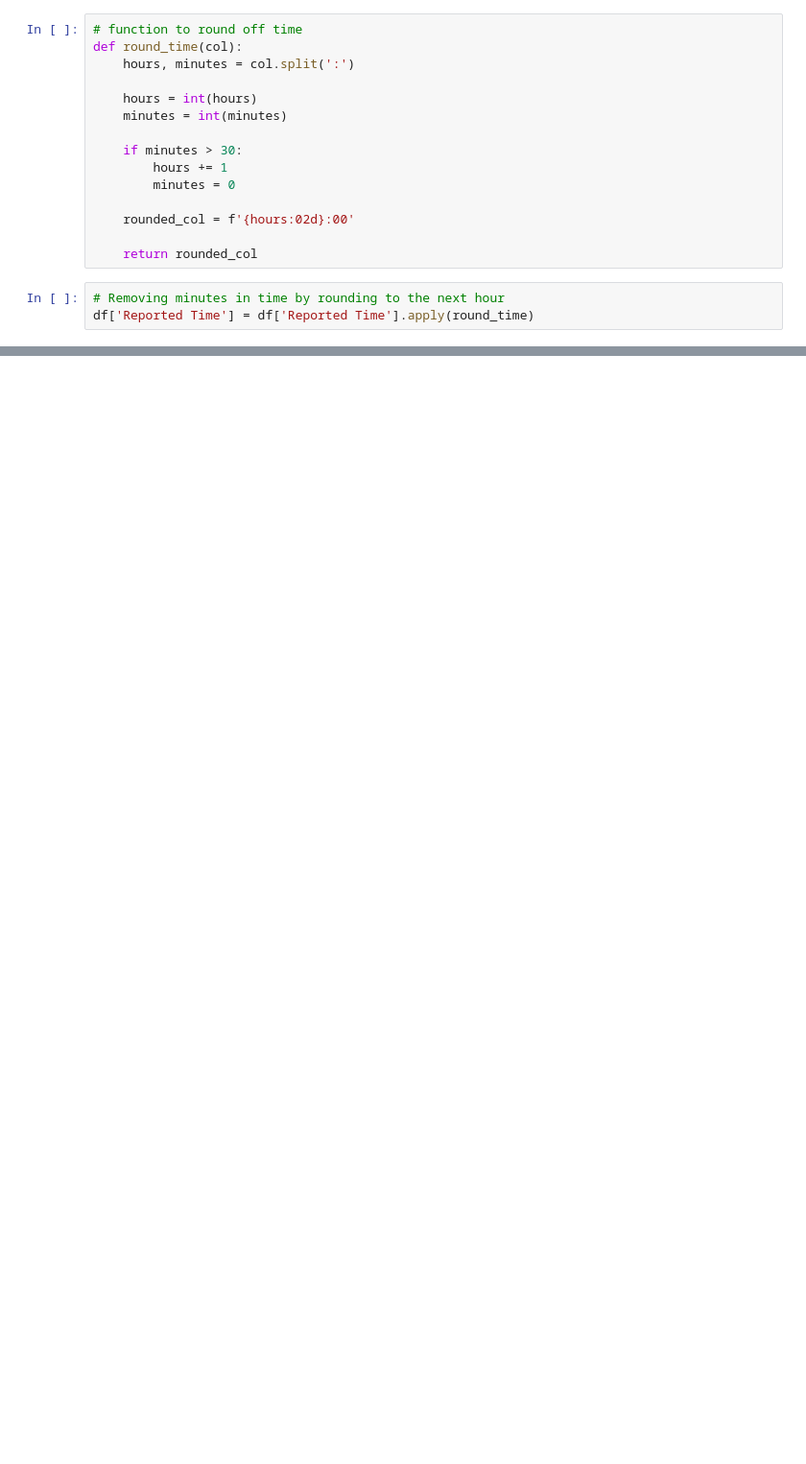
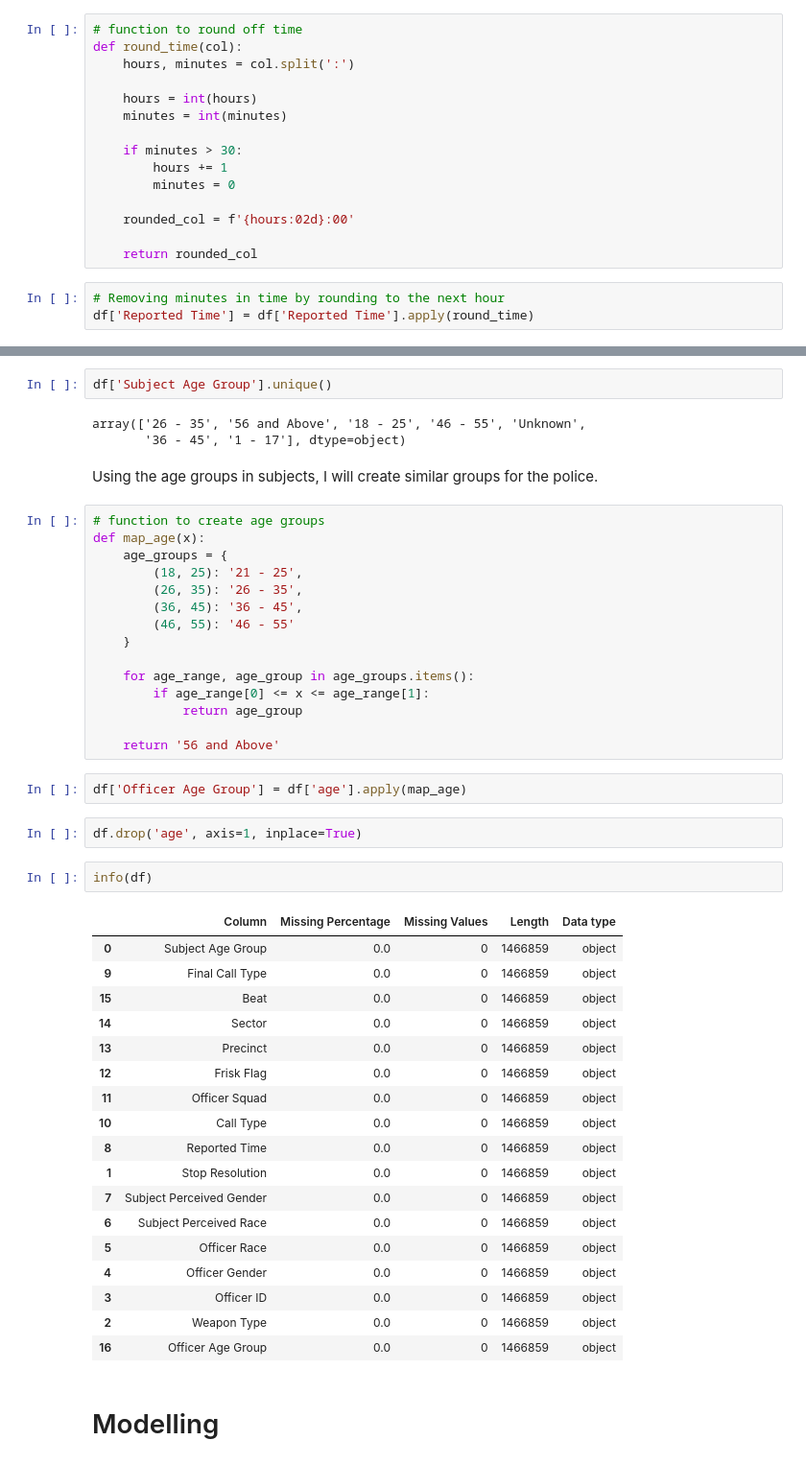
Before and after one commit to robertmbau/Terry_Stops, a Jupyter notebook: terry_stops.ipynb, the cells around one changed output, grey strips where cells are left out. Shown at 96% size. Saved outputs shown, nothing was run; the diff lists cells and outputs as text; blank space fills up the shorter version.

Commit message:
Modelling started

```diff
--- a/terry_stops.ipynb
+++ b/terry_stops.ipynb
@@ -440,0 +451,49 @@ df.head()
+# %%
+df['Subject Age Group'].unique()
+# %% [output]
+array(['26 - 35', '56 and Above', '18 - 25', '46 - 55', 'Unknown',
+       '36 - 45', '1 - 17'], dtype=object)
+# %% [markdown]
+Using the age groups in subjects, I will create similar groups for the police.
+# %%
+# function to create age groups
+def map_age(x):
+    age_groups = {
+        (18, 25): '21 - 25',
+        (26, 35): '26 - 35',
+        (36, 45): '36 - 45',
+        (46, 55): '46 - 55'
+    }
+
+    for age_range, age_group in age_groups.items():
+        if age_range[0] <= x <= age_range[1]:
+            return age_group
+
+    return '56 and Above'
+# %%
+df['Officer Age Group'] = df['age'].apply(map_age)
+# %%
+df.drop('age', axis=1, inplace=True)
+# %%
+info(df)
+# %% [output]
+|  | Column | Missing Percentage | Missing Values | Length | Data type |
+| 0 | Subject Age Group | 0.0 | 0 | 1466859 | object |
+| 9 | Final Call Type | 0.0 | 0 | 1466859 | object |
+| 15 | Beat | 0.0 | 0 | 1466859 | object |
+| 14 | Sector | 0.0 | 0 | 1466859 | object |
+| 13 | Precinct | 0.0 | 0 | 1466859 | object |
+| 12 | Frisk Flag | 0.0 | 0 | 1466859 | object |
+| 11 | Officer Squad | 0.0 | 0 | 1466859 | object |
+| 10 | Call Type | 0.0 | 0 | 1466859 | object |
+| 8 | Reported Time | 0.0 | 0 | 1466859 | object |
+| 1 | Stop Resolution | 0.0 | 0 | 1466859 | object |
+| 7 | Subject Perceived Gender | 0.0 | 0 | 1466859 | object |
+| 6 | Subject Perceived Race | 0.0 | 0 | 1466859 | object |
+| 5 | Officer Race | 0.0 | 0 | 1466859 | object |
+| 4 | Officer Gender | 0.0 | 0 | 1466859 | object |
+| 3 | Officer ID | 0.0 | 0 | 1466859 | object |
+| 2 | Weapon Type | 0.0 | 0 | 1466859 | object |
+| 16 | Officer Age Group | 0.0 | 0 | 1466859 | object |
+# %% [markdown]
+# Modelling
```
Also changed, not shown: parts of 15 cells of this notebook.
